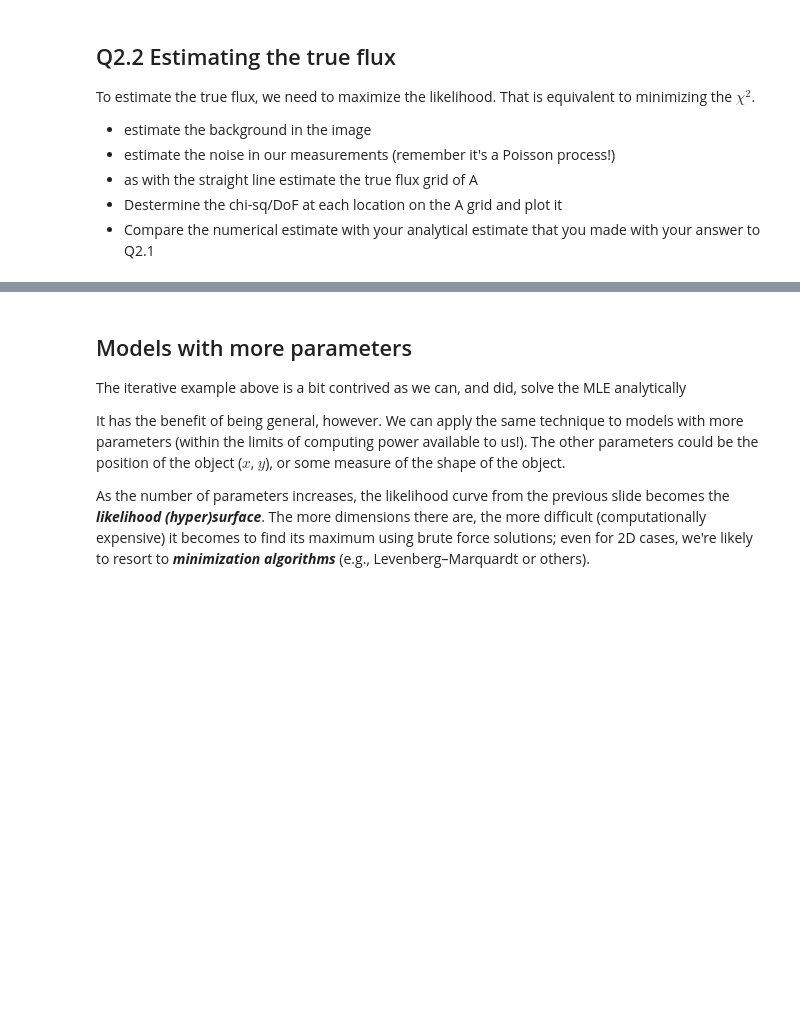
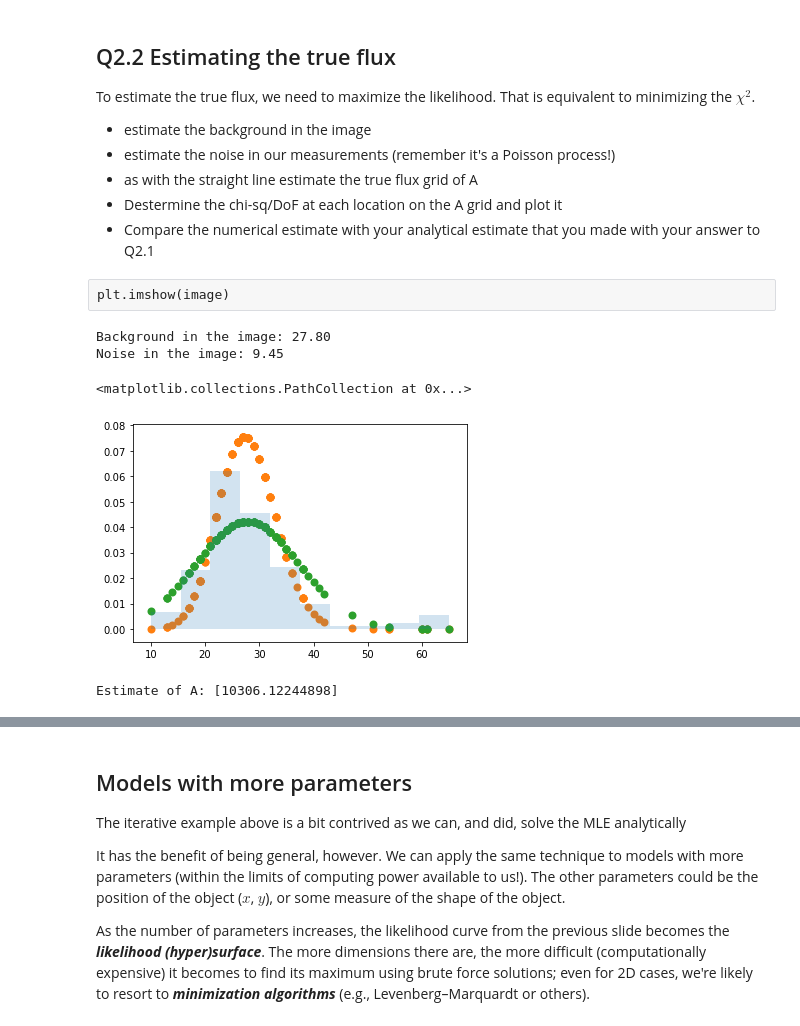
Before and after one commit to gnarayan/ast596_2020_Spring, a Jupyter notebook: homework/SreevaniJarugula/Homework02/homework02.ipynb, the cells around one changed output, grey strips where cells are left out. Saved outputs shown, nothing was run; the diff lists cells and outputs as text; code cells hidden in the pictures; blank space fills up the shorter version.

```diff
--- a/homework/SreevaniJarugula/Homework02/homework02.ipynb
+++ b/homework/SreevaniJarugula/Homework02/homework02.ipynb
@@ -417,0 +419,26 @@ To estimate the true flux, we need to maximize the likelihood. That is equivalen
+# %% [raw]
+plt.imshow(image)
+# %%
+#Get flux density value of pixels away from the source
+mask = np.ma.masked_where(image > 0.15*np.std(image),image)
+#mask = np.ma.masked_where(image < Atrue * makePSF(image.shape, 0, 0, sigmaPSF),image)
+#plt.imshow(mask)
+bg_mask = np.where(mask.mask == False)
+bg = image[bg_mask]
+estbg_flux = np.mean(bg)
+estbg_stdflux = np.std(bg)
+print('Background in the image: {0:.2f} '.format(estbg_flux))
+print('Noise in the image: {0:.2f}'.format(estbg_stdflux))
+# %% [output]
+Background in the image: 27.80
+Noise in the image: 9.45
+# %%
+# distribution of background flux
+ahist(bg, density=True,alpha=0.2)
+estpdf_poisson  = st.poisson.pmf(bg,np.mean(bg))
+estpdf_normal  = st.norm.pdf(bg,loc=np.mean(bg),scale=np.std(bg))
+plt.scatter(bg, estpdf_poisson, color='C1', lw=2)
+plt.scatter(bg, estpdf_normal, color='C2', lw=2)
+# %% [output]
+<matplotlib.collections.PathCollection at 0x...>
+[figure, added]
@@ -417,0 +450,12 @@ To estimate the true flux, we need to maximize the likelihood. That is equivalen
+# %%
+A = np.linspace(5000,15000)
+chisq_arr = []
+for i in range(0,len(A)):
+    chisq_arr.append(chisq_star(A[i],image,sigmaPSF,estbg_stdflux ))
+
+chisq_arr = np.array(chisq_arr)
+
+inx = np.where(chisq_arr == np.min(chisq_arr))
+print("Estimate of A:", A[inx])
+# %% [output]
+Estimate of A: [10306.12244898]
```
Also changed, not shown: parts of 7 cells of this notebook.
